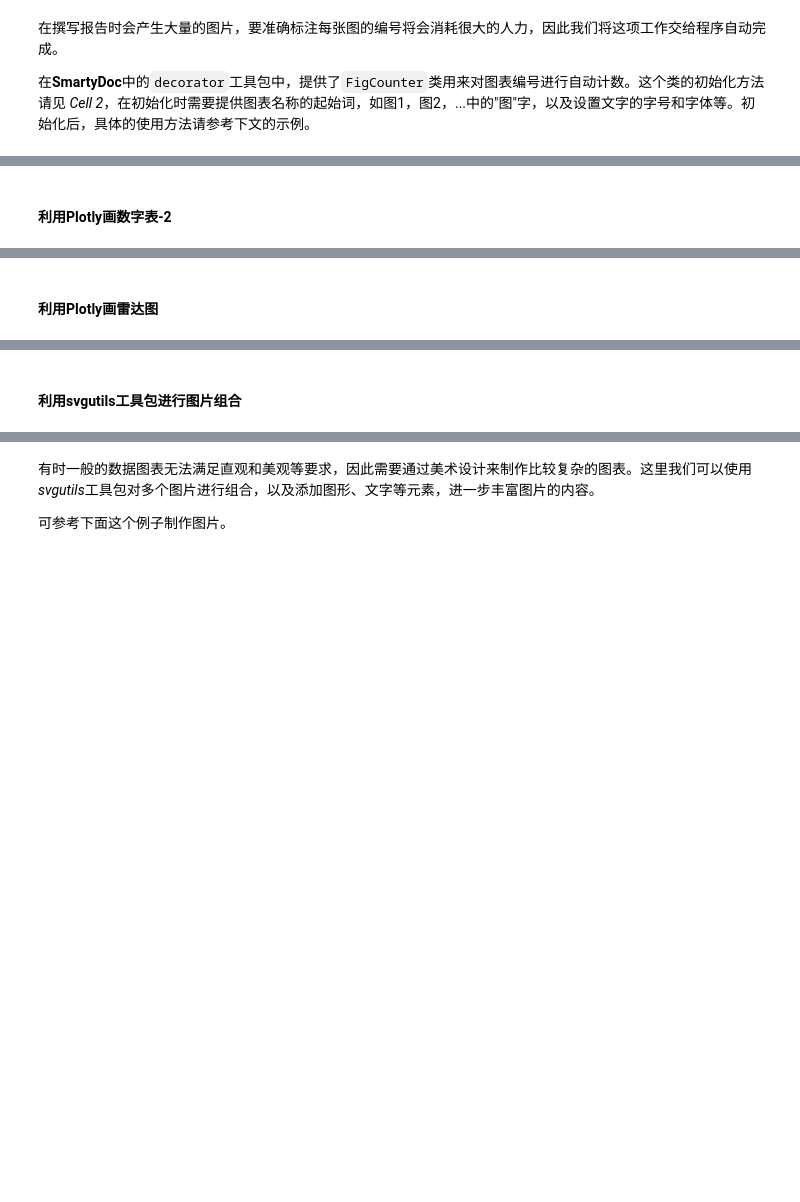
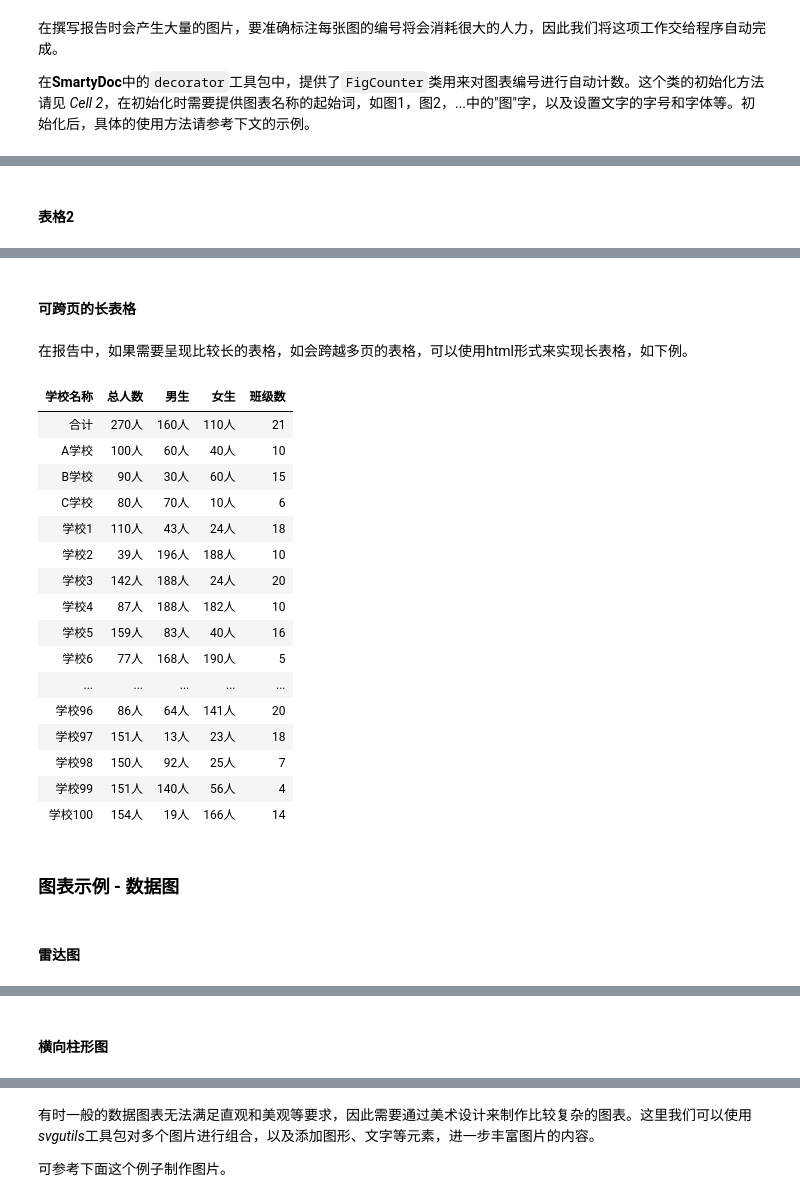
Before and after one commit to sealhuang/SmartyDoc, a Jupyter notebook: smartydoc/samples/report_sample.ipynb, the cells around one changed output, grey strips where cells are left out. Cells and saved outputs as stored; diff of their text form; code cells hidden in the pictures; blank space fills up the shorter version.

```diff
--- a/smartydoc/samples/report_sample.ipynb
+++ b/smartydoc/samples/report_sample.ipynb
@@ -215,6 +225,6 @@ else:
     fig.show()
 # %% [output]
 [interactive output not drawn]
-# %% [markdown]
-#### 利用Plotly画数字表-2
+# %% [markdown]
+#### 表格2
 # %%
@@ -256,7 +273,53 @@ else:
 # %% [output]
 [interactive output not drawn]
 # %% [markdown]
-#### 利用Plotly画雷达图
+#### 可跨页的长表格
+# %% [markdown]
+在报告中，如果需要呈现比较长的表格，如会跨越多页的表格，可以使用html形式来实现长表格，如下例。
+# %%
+import random
+
+rand_values = []
+school_idx = 1
+for i in range(100):
+    tmp = []
+    tmp.append('学校'+str(school_idx))
+    for j in range(3):
+        tmp.append(str(random.randint(10, 200))+'人')
+    tmp.append(random.randint(3, 20))
+    rand_values.append(tmp)
+    school_idx += 1
+
+tbl_html = sdplot.draw_table(head=['学校名称', '总人数', '男生', '女生', '班级数'],
+                             cells=[['A学校', '100人', '60人', '40人', 10],
+                                    ['B学校',  '90人', '30人', '60人', 15],
+                                    ['C学校',  '80人', '70人', '10人',  6],
+                                   ] + rand_values,
+                             foot=['合计', '270人', '160人', '110人', 21]
+                            )
+display(HTML(tbl_html))
+# %% [output]
+| 学校名称 | 总人数 | 男生 | 女生 | 班级数 |
+| 合计 | 270人 | 160人 | 110人 | 21 |
+| A学校 | 100人 | 60人 | 40人 | 10 |
+| B学校 | 90人 | 30人 | 60人 | 15 |
+| C学校 | 80人 | 70人 | 10人 | 6 |
+| 学校1 | 110人 | 43人 | 24人 | 18 |
+| 学校2 | 39人 | 196人 | 188人 | 10 |
+| 学校3 | 142人 | 188人 | 24人 | 20 |
+| 学校4 | 87人 | 188人 | 182人 | 10 |
+| 学校5 | 159人 | 83人 | 40人 | 16 |
+| 学校6 | 77人 | 168人 | 190人 | 5 |
+| ... | ... | ... | ... | ... |
+| 学校96 | 86人 | 64人 | 141人 | 20 |
+| 学校97 | 151人 | 13人 | 23人 | 18 |
+| 学校98 | 150人 | 92人 | 25人 | 7 |
+| 学校99 | 151人 | 140人 | 56人 | 4 |
+| 学校100 | 154人 | 19人 | 166人 | 14 |
+# %% [markdown]
+### 图表示例 - 数据图
+# %% [markdown]
+#### 雷达图
 # %%
 labels = ['Dim1', 'Dim2', 'Dim3', 'Dim4', 'Dim5']
 r = np.random.rand(5).tolist()
@@ -276,4 +339,4 @@ else:
 # %% [output]
 [interactive output not drawn]
 # %% [markdown]
-#### 利用svgutils工具包进行图片组合
+#### 横向柱形图
```
Also changed, not shown: parts of 16 cells of this notebook.
